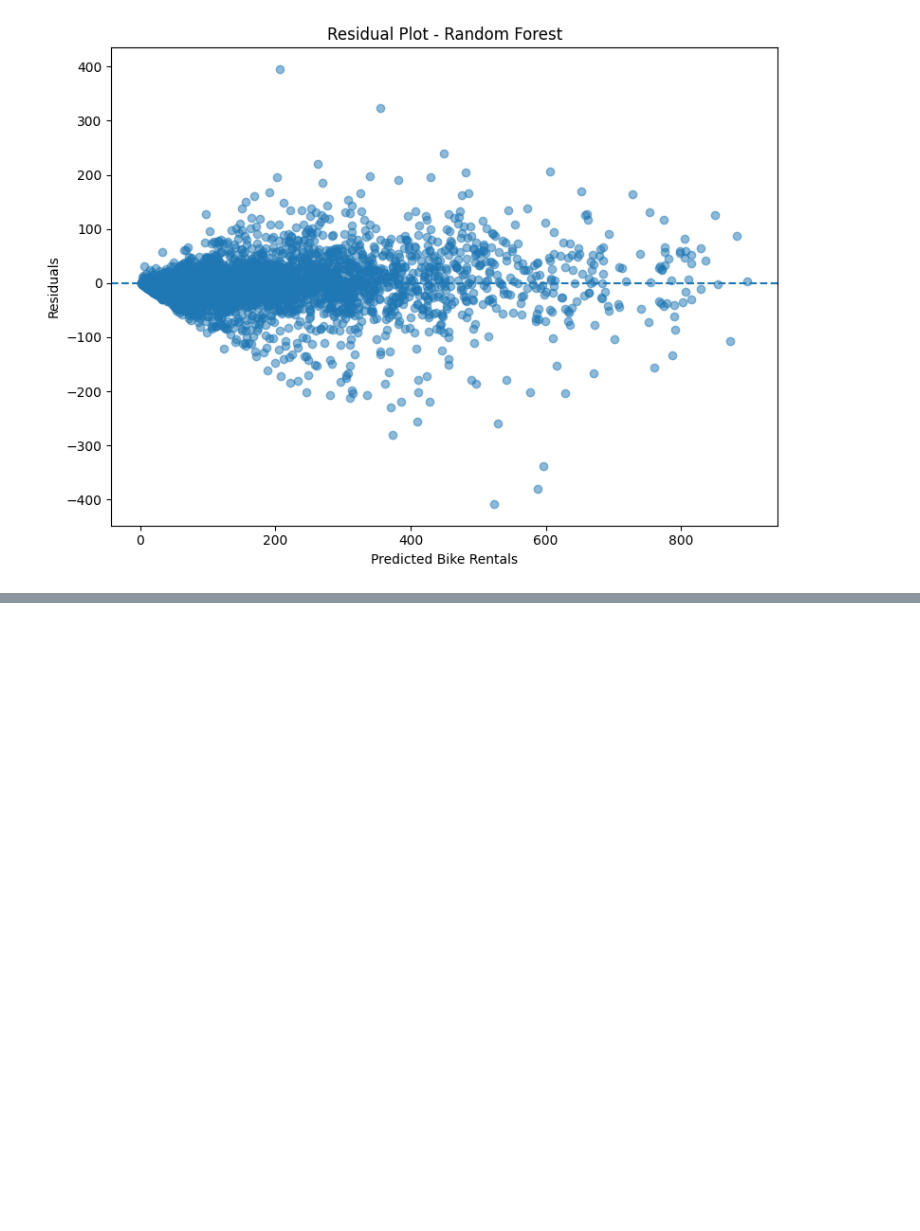
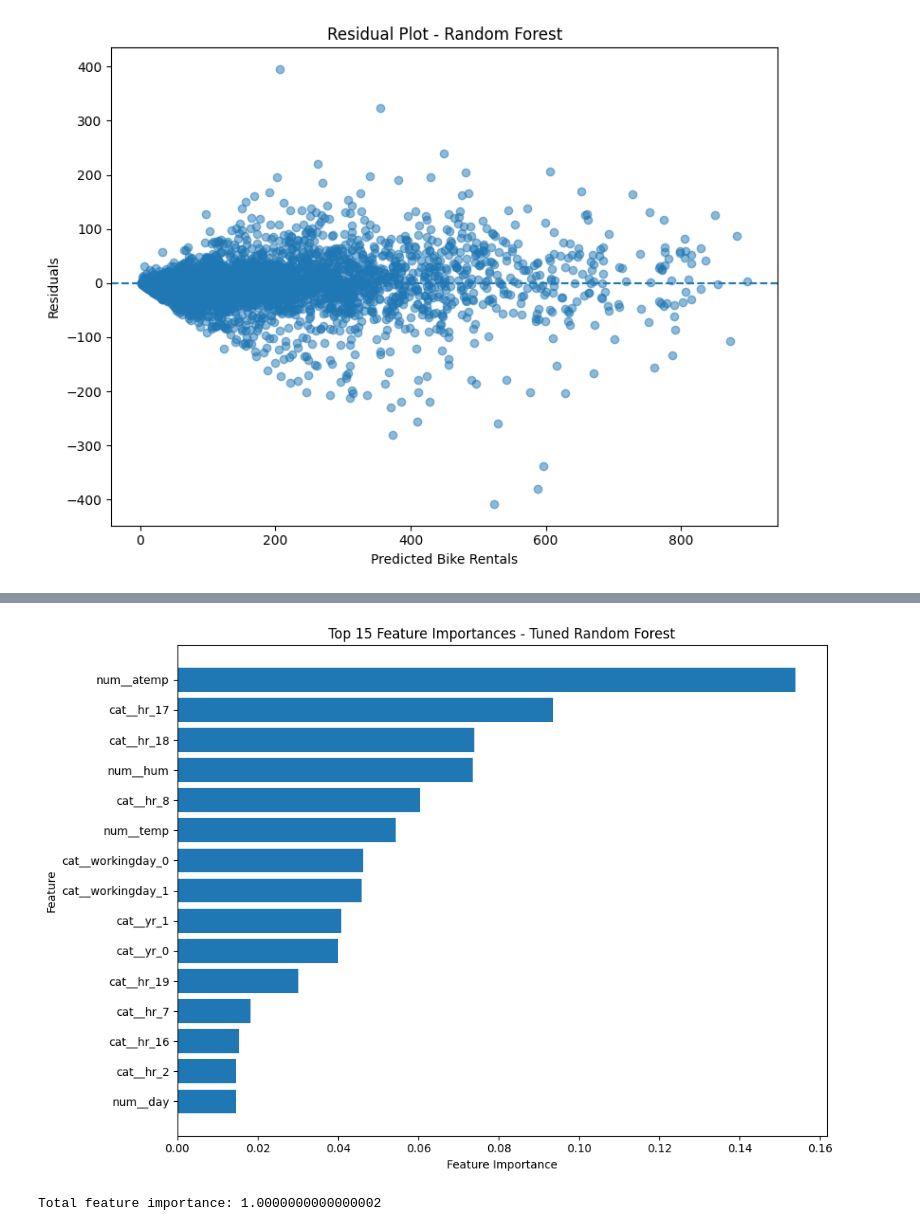
Before and after one commit to vaishnavit67/23cse301-ecommerce-ml-capstone, a Jupyter notebook: Notebooks/Regression.ipynb, the cells around one changed output, grey strips where cells are left out. Drawn from its saved outputs; the diff is of its cells as text; code cells hidden in the pictures; blank space fills up the shorter version.

Commit message:
feature importance and Final comparision

```diff
--- a/Notebooks/Regression.ipynb
+++ b/Notebooks/Regression.ipynb
@@ -2107,0 +2118,24 @@ plt.show()
+# %%
+# Extract the fitted preprocessing pipeline and Random Forest model
+
+rf_fitted_preprocessor = rf_grid.best_estimator_.named_steps["preprocessor"]
+rf_fitted_model = rf_grid.best_estimator_.named_steps["model"]
+
+# Get feature names after preprocessing
+feature_names = rf_fitted_preprocessor.get_feature_names_out()
+
+# Get feature importance values
+feature_importances = rf_fitted_model.feature_importances_
+
+# Create feature importance dataframe
+feature_importance_df = pd.DataFrame({
+    "Feature": feature_names,
+    "Importance": feature_importances
+})
+
+feature_importance_df = feature_importance_df.sort_values(
+    by="Importance",
+    ascending=False
+).reset_index(drop=True)
+
+feature_importance_df.head(20)
@@ -2107,0 +2160,29 @@ plt.show()
+# %%
+# Plot the top 15 most important features
+
+top_features = feature_importance_df.head(15)
+
+plt.figure(figsize=(10, 7))
+
+plt.barh(
+    top_features["Feature"][::-1],
+    top_features["Importance"][::-1]
+)
+
+plt.xlabel("Feature Importance")
+plt.ylabel("Feature")
+plt.title("Top 15 Feature Importances - Tuned Random Forest")
+
+plt.tight_layout()
+plt.show()
+# %% [output]
+[figure, added]
+# %%
+# Verify that feature importance values sum to approximately 1
+
+print(
+    "Total feature importance:",
+    feature_importance_df["Importance"].sum()
+)
+# %% [output]
+Total feature importance: 1.0000000000000002
```
Also changed, not shown: parts of 12 cells of this notebook, 3 other files.
